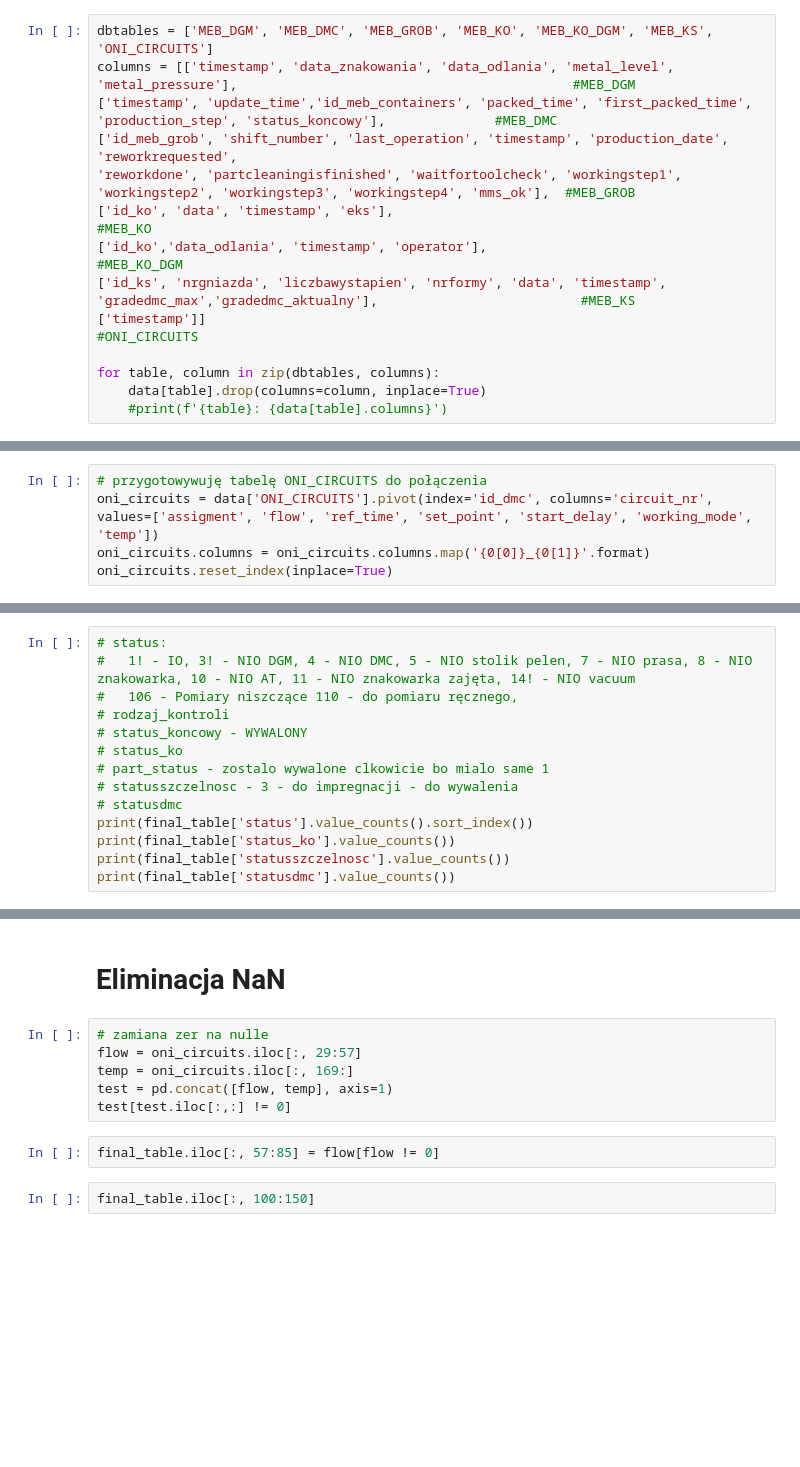
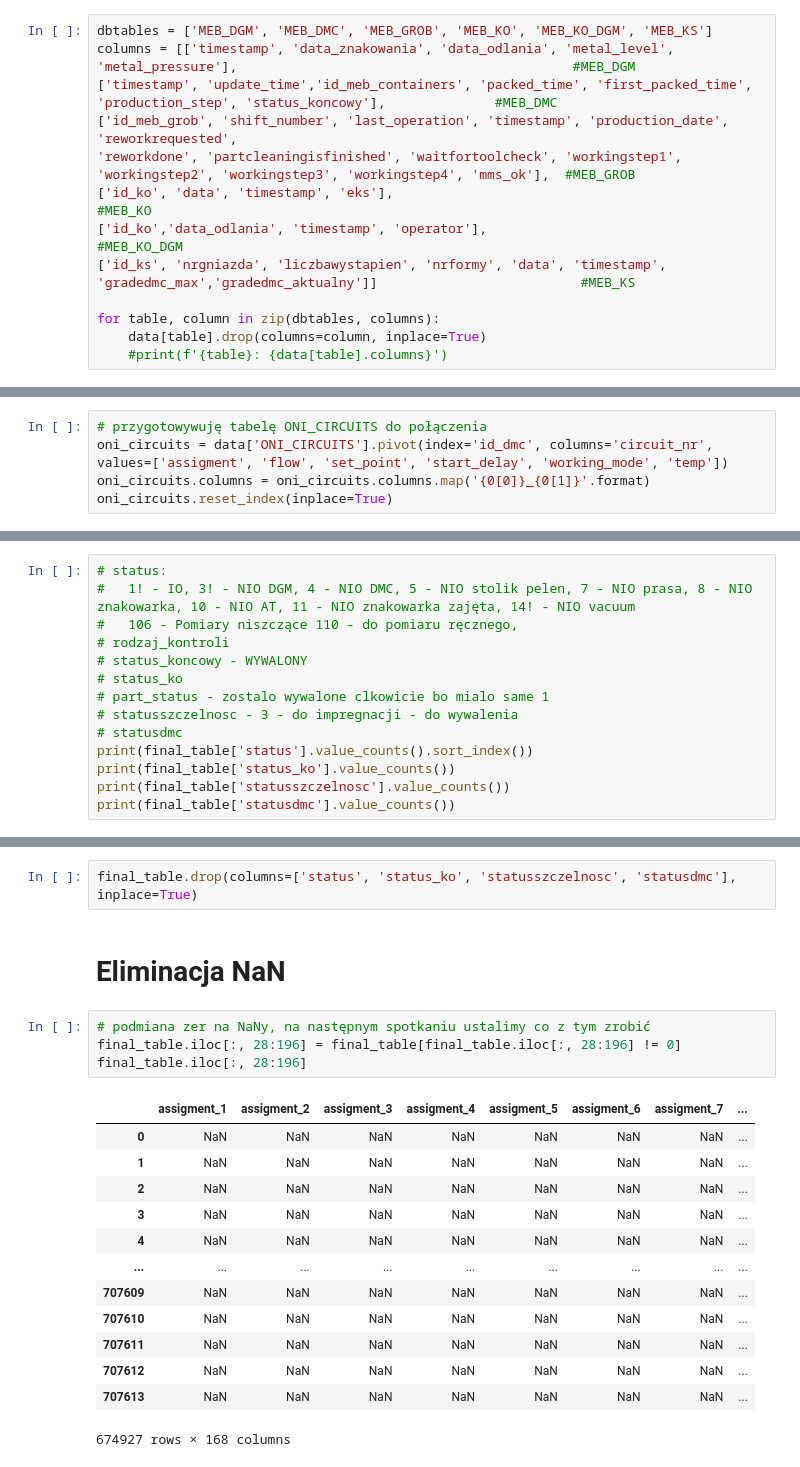
Before and after one commit to kubas99x/predict_quality_of_car_parts, a Jupyter notebook: src/oracle_connection.ipynb, the cells around one changed output, grey strips where cells are left out. Drawn from its saved outputs; the diff is of its cells as text; blank space fills up the shorter version.

Commit message:
Started doing tasks from sprint 2

```diff
--- a/src/oracle_connection.ipynb
+++ b/src/oracle_connection.ipynb
@@ -127,15 +125,14 @@ except SQLAlchemyError as e:
 # %% [markdown]
 <h1>Usuwanie zbędnych kolumn z tabel</h1>
 # %%
-dbtables = ['MEB_DGM', 'MEB_DMC', 'MEB_GROB', 'MEB_KO', 'MEB_KO_DGM', 'MEB_KS', 'ONI_CIRCUITS']
+dbtables = ['MEB_DGM', 'MEB_DMC', 'MEB_GROB', 'MEB_KO', 'MEB_KO_DGM', 'MEB_KS']
 columns = [['timestamp', 'data_znakowania', 'data_odlania', 'metal_level', 'metal_pressure'],                                           #MEB_DGM
 ['timestamp', 'update_time','id_meb_containers', 'packed_time', 'first_packed_time', 'production_step', 'status_koncowy'],              #MEB_DMC
 ['id_meb_grob', 'shift_number', 'last_operation', 'timestamp', 'production_date', 'reworkrequested',
 'reworkdone', 'partcleaningisfinished', 'waitfortoolcheck', 'workingstep1', 'workingstep2', 'workingstep3', 'workingstep4', 'mms_ok'],  #MEB_GROB
 ['id_ko', 'data', 'timestamp', 'eks'],                                                                                                  #MEB_KO
 ['id_ko','data_odlania', 'timestamp', 'operator'],                                                                                      #MEB_KO_DGM
-['id_ks', 'nrgniazda', 'liczbawystapien', 'nrformy', 'data', 'timestamp', 'gradedmc_max','gradedmc_aktualny'],                          #MEB_KS
-['timestamp']]                                                                                                                          #ONI_CIRCUITS
+['id_ks', 'nrgniazda', 'liczbawystapien', 'nrformy', 'data', 'timestamp', 'gradedmc_max','gradedmc_aktualny']]                          #MEB_KS
 
 for table, column in zip(dbtables, columns):
     data[table].drop(columns=column, inplace=True)
@@ -183,7 +180,7 @@ data['MEB_DMC'] = data['MEB_DMC'].merge(data['MEB_KS'], on='id_dmc', how='left')
 data['MEB_DMC'].drop(columns=['rn'], inplace=True)
 # %%
 # przygotowywuję tabelę ONI_CIRCUITS do połączenia
-oni_circuits = data['ONI_CIRCUITS'].pivot(index='id_dmc', columns='circuit_nr', values=['assigment', 'flow', 'ref_time', 'set_point', 'start_delay', 'working_mode', 'temp'])
+oni_circuits = data['ONI_CIRCUITS'].pivot(index='id_dmc', columns='circuit_nr', values=['assigment', 'flow', 'set_point', 'start_delay', 'working_mode', 'temp'])
 oni_circuits.columns = oni_circuits.columns.map('{0[0]}_{0[1]}'.format)
 oni_circuits.reset_index(inplace=True)
 # %%
@@ -254,12 +254,22 @@ print(final_table['our_final_status'].value_counts())
+# %%
+final_table.drop(columns=['status', 'status_ko', 'statusszczelnosc', 'statusdmc'], inplace=True)
 # %% [markdown]
 <h1>Eliminacja NaN</h1>
-# %%
-# zamiana zer na nulle
-flow = oni_circuits.iloc[:, 29:57]
-temp = oni_circuits.iloc[:, 169:]
-test = pd.concat([flow, temp], axis=1)
-test[test.iloc[:,:] != 0]
-# %%
-final_table.iloc[:, 57:85] = flow[flow != 0]
-# %%
-final_table.iloc[:, 100:150]
+# %%
+# podmiana zer na NaNy, na następnym spotkaniu ustalimy co z tym zrobić
+final_table.iloc[:, 28:196] = final_table[final_table.iloc[:, 28:196] != 0]
+final_table.iloc[:, 28:196]
+# %% [output]
+|  | assigment_1 | assigment_2 | assigment_3 | assigment_4 | assigment_5 | assigment_6 | assigment_7 | ... |
+| 0 | NaN | NaN | NaN | NaN | NaN | NaN | NaN | ... |
+| 1 | NaN | NaN | NaN | NaN | NaN | NaN | NaN | ... |
+| 2 | NaN | NaN | NaN | NaN | NaN | NaN | NaN | ... |
+| 3 | NaN | NaN | NaN | NaN | NaN | NaN | NaN | ... |
+| 4 | NaN | NaN | NaN | NaN | NaN | NaN | NaN | ... |
+| ... | ... | ... | ... | ... | ... | ... | ... | ... |
+| 707609 | NaN | NaN | NaN | NaN | NaN | NaN | NaN | ... |
+| 707610 | NaN | NaN | NaN | NaN | NaN | NaN | NaN | ... |
+| 707611 | NaN | NaN | NaN | NaN | NaN | NaN | NaN | ... |
+| 707612 | NaN | NaN | NaN | NaN | NaN | NaN | NaN | ... |
+| 707613 | NaN | NaN | NaN | NaN | NaN | NaN | NaN | ... |
+674927 rows × 168 columns
```
Also changed, not shown: parts of 11 cells of this notebook.
